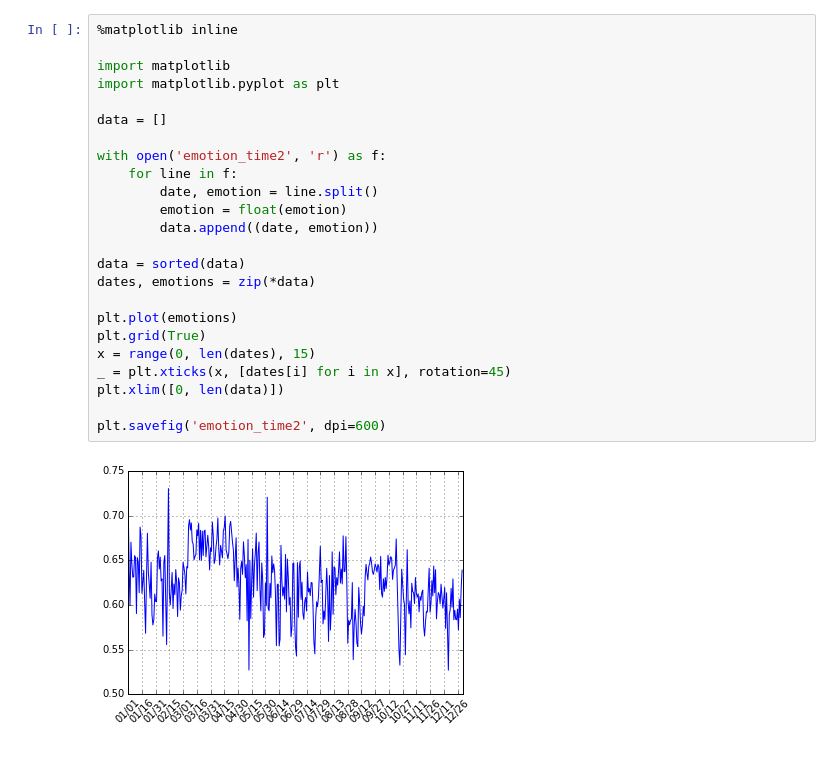
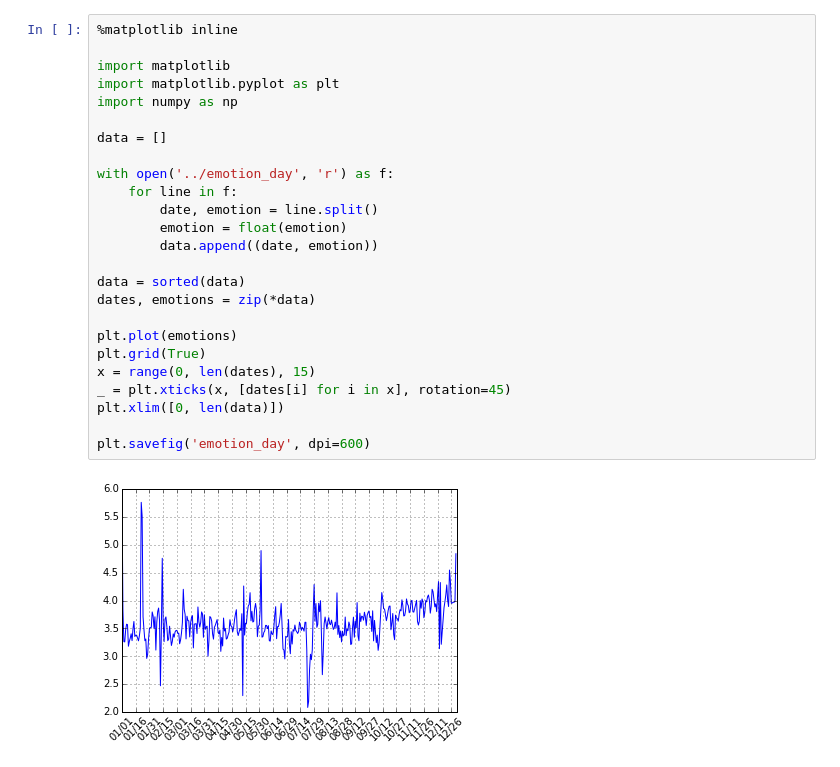
Before and after one commit to irmowan/Weibo-Emotions, a Jupyter notebook: result/charts/emotion_day.ipynb, the cells around one changed output. Cells and saved outputs as stored; diff of their text form.

Commit message:
update emotion_day

```diff
--- a/result/charts/emotion_day.ipynb
+++ b/result/charts/emotion_day.ipynb
@@ -1,26 +1,27 @@
 # %%
 %matplotlib inline
 
 import matplotlib
 import matplotlib.pyplot as plt
+import numpy as np
 
 data = []
 
-with open('emotion_time2', 'r') as f:
+with open('../emotion_day', 'r') as f:
     for line in f:
         date, emotion = line.split()
         emotion = float(emotion)
         data.append((date, emotion))
 
 data = sorted(data)
 dates, emotions = zip(*data)
 
 plt.plot(emotions)
 plt.grid(True)
 x = range(0, len(dates), 15)
 _ = plt.xticks(x, [dates[i] for i in x], rotation=45)
 plt.xlim([0, len(data)])
 
-plt.savefig('emotion_time2', dpi=600)
+plt.savefig('emotion_day', dpi=600)
 # %% [output]
-[figure, old version]
+[figure, new version]
```
Also changed, not shown: parts of 1 cell of this notebook, 2 other files.
